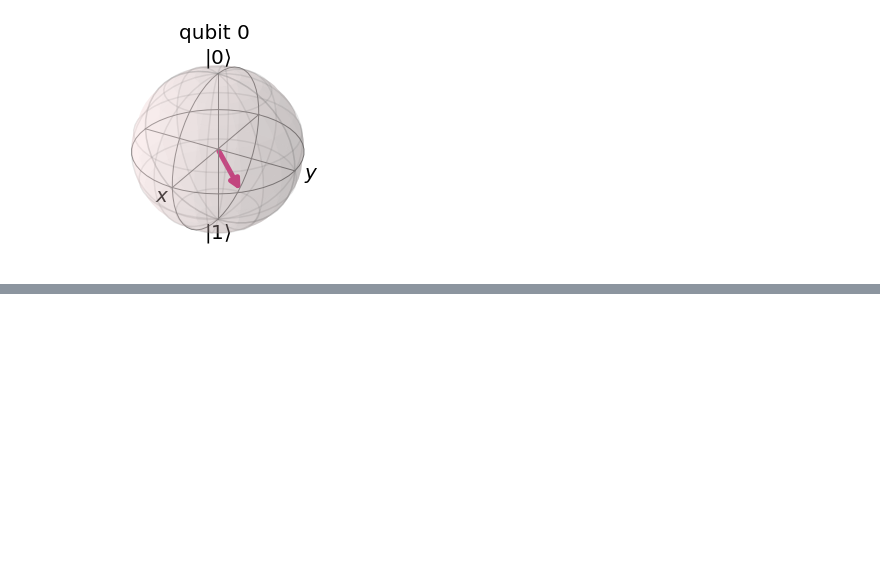
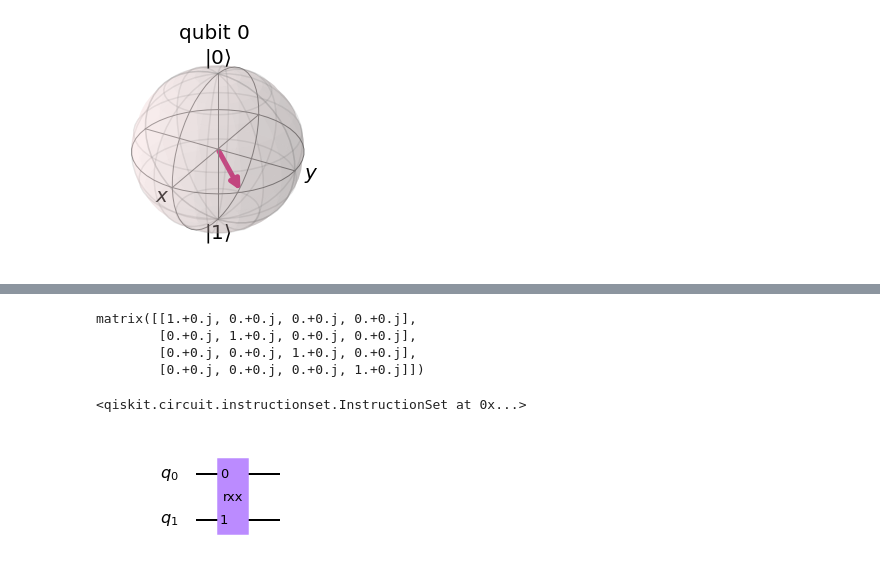
Before and after one commit to QC-at-Davis/npquantum, a Jupyter notebook: Ion-Trap-Gates.ipynb, the cells around one changed output, grey strips where cells are left out. Cells and saved outputs as stored; diff of their text form; code cells hidden in the pictures; blank space fills up the shorter version.

```diff
--- a/Ion-Trap-Gates.ipynb
+++ b/Ion-Trap-Gates.ipynb
@@ -73,0 +109,7 @@ plot_bloch_multivector(to_qiskit_plot(Rz_equiv(-1, np.pi/4) * ketplus))
+# %%
+XX(np.pi/8) * XX(np.pi/8).H # Is unitary
+# %% [output]
+matrix([[1.+0.j, 0.+0.j, 0.+0.j, 0.+0.j],
+        [0.+0.j, 1.+0.j, 0.+0.j, 0.+0.j],
+        [0.+0.j, 0.+0.j, 1.+0.j, 0.+0.j],
+        [0.+0.j, 0.+0.j, 0.+0.j, 1.+0.j]])
@@ -73,0 +123,9 @@ plot_bloch_multivector(to_qiskit_plot(Rz_equiv(-1, np.pi/4) * ketplus))
+# %%
+qc = QuantumCircuit(2)
+qc.rxx(pi, 0, 1)
+# %% [output]
+<qiskit.circuit.instructionset.InstructionSet at 0x...>
+# %%
+qc.draw(output='mpl')
+# %% [output]
+[figure, added]
```
Also changed, not shown: parts of 10 cells of this notebook.
